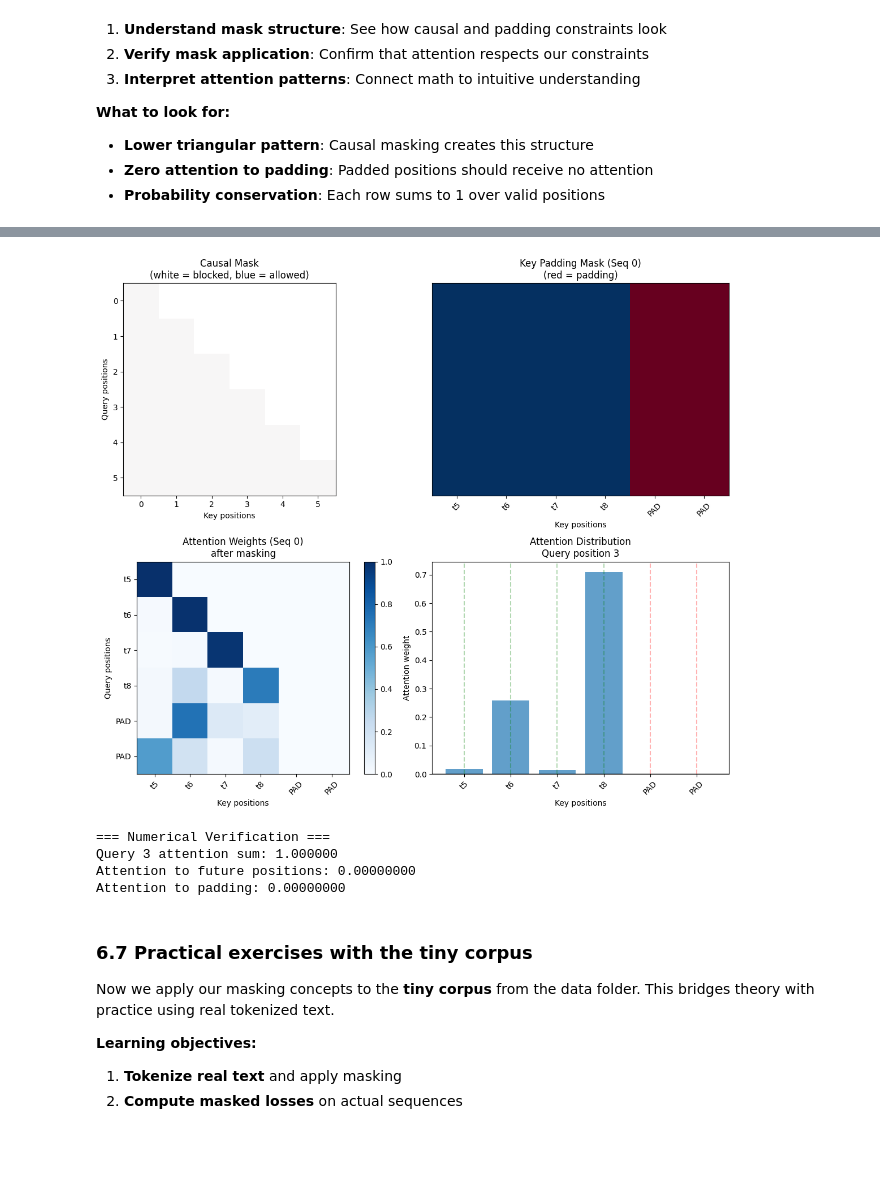
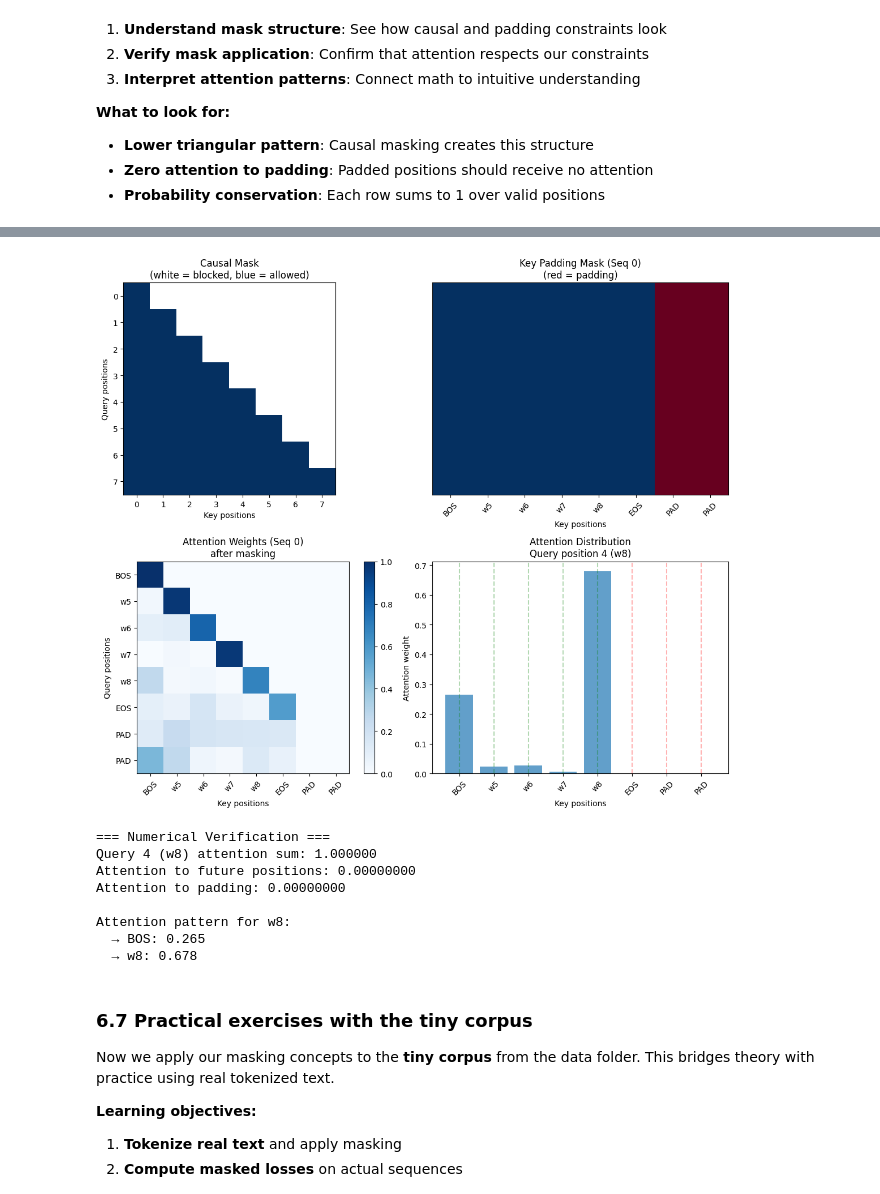
Before and after one commit to notGiGi/On-LLM, a Jupyter notebook: notebooks/block1/Block 1 Introduction.ipynb, the cells around one changed output, grey strips where cells are left out. Cells and saved outputs as stored; diff of their text form; code cells hidden in the pictures; blank space fills up the shorter version.

```diff
--- a/notebooks/block1/Block 1 Introduction.ipynb
+++ b/notebooks/block1/Block 1 Introduction.ipynb
@@ -1005,12 +1036,12 @@ Batch tokens content:
 # %%
-def visualize_attention_fundamentals(attention_weights, batch_tokens, causal_mask, key_padding_mask, pad_id):
+def visualize_attention_fundamentals(attention_weights, batch, causal_mask, key_padding_mask, pad_id):
     """
     Create fundamental visualizations for understanding attention masking.
     """
     fig, axes = plt.subplots(2, 2, figsize=(12, 10))
 
     # Plot 1: Causal mask structure
-    axes[0,0].imshow(causal_mask.numpy(), cmap='RdBu_r', vmin=-1, vmax=1)
+    axes[0,0].imshow(causal_mask.numpy(), cmap='RdBu_r', vmin=0, vmax=1)
     axes[0,0].set_title('Causal Mask\n(white = blocked, blue = allowed)')
     axes[0,0].set_xlabel('Key positions')
     axes[0,0].set_ylabel('Query positions')
@@ -1022,18 +1053,18 @@ def visualize_attention_fundamentals(attention_weights, batch_tokens, causal_mas
     axes[0,1].set_xlabel('Key positions')
     axes[0,1].set_yticks([])
 
-    # Add token labels (using the defined constants)
-    tokens = batch_tokens[0].numpy()
+    # Add token labels - ahora que sí tenemos BOS/EOS
+    tokens = batch[0].numpy()
     labels = []
     for token_id in tokens:
-        if token_id == pad_id:
+        if token_id == PAD_ID:
             labels.append('PAD')
         elif token_id == BOS_ID:
             labels.append('BOS')
         elif token_id == EOS_ID:
             labels.append('EOS')
         else:
-            labels.append(f't{token_id}')
+            labels.append(f'w{token_id}')  # 'w' for word token
 
     axes[0,1].set_xticks(range(len(labels)))
     axes[0,1].set_xticklabels(labels, rotation=45)
@@ -1049,45 +1080,54 @@ def visualize_attention_fundamentals(attention_weights, batch_tokens, causal_mas
     axes[1,0].set_yticks(range(len(labels)))
     axes[1,0].set_yticklabels(labels)
     plt.colorbar(im3, ax=axes[1,0], fraction=0.046)
 
     # Plot 4: Attention distribution for a specific query
-    query_idx = 3  # Look at query position 3
+    query_idx = 4  # Look at EOS position (more interesting than arbitrary position)
 
-    # Use L from the global scope or get it from the tensor shape
-    L = batch_tokens.shape[1]  # Define L locally if needed
+    L = batch.shape[1]
     valid_keys = ~key_padding_mask[0] & (torch.arange(L) <= query_idx)
 
     axes[1,1].bar(range(L), attention_weights[0, query_idx].numpy(), alpha=0.7)
     axes[1,1].axhline(y=0, color='black', linestyle='-', alpha=0.3)
 
     # Highlight valid vs invalid positions
     for i, (is_valid, label) in enumerate(zip(valid_keys, labels)):
         color = 'green' if is_valid else 'red'
         axes[1,1].axvline(x=i, color=color, alpha=0.3, linestyle='--')
 
-    axes[1,1].set_title(f'Attention Distribution\nQuery position {query_idx}')
+    axes[1,1].set_title(f'Attention Distribution\nQuery position {query_idx} ({labels[query_idx]})')
     axes[1,1].set_xlabel('Key positions')
     axes[1,1].set_ylabel('Attention weight')
     axes[1,1].set_xticks(range(len(labels)))
     axes[1,1].set_xticklabels(labels, rotation=45)
 
     plt.tight_layout()
     plt.show()
 
     # Print numerical verification
     print("=== Numerical Verification ===")
-    print(f"Query {query_idx} attention sum: {attention_weights[0, query_idx, valid_keys].sum():.6f}")
+    print(f"Query {query_idx} ({labels[query_idx]}) attention sum: {attention_weights[0, query_idx, valid_keys].sum():.6f}")
     print(f"Attention to future positions: {attention_weights[0, query_idx, query_idx+1:].sum():.8f}")
     print(f"Attention to padding: {attention_weights[0, query_idx, key_padding_mask[0]].sum():.8f}")
 
-# Create the visualization
-visualize_attention_fundamentals(attn_weights, batch, causal_mask, key_padding_mask, PAD_ID)
+    # Show what each position attends to most
+    print(f"\nAttention pattern for {labels[query_idx]}:")
+    for i, (attn_val, label) in enumerate(zip(attention_weights[0, query_idx], labels)):
+        if valid_keys[i] and attn_val > 0.1:  # Only show significant attention
+            print(f"  → {label}: {attn_val:.3f}")
+
+# Create the visualization with realistic batch
+visualize_attention_fundamentals(attn_weights, realistic_batch, causal_mask, key_padding_mask, PAD_ID)
 # %% [output]
-[figure, old version]
+[figure, new version]
 === Numerical Verification ===
-Query 3 attention sum: 1.000000
+Query 4 (w8) attention sum: 1.000000
 Attention to future positions: 0.00000000
 Attention to padding: 0.00000000
+
+Attention pattern for w8:
+  → BOS: 0.265
+  → w8: 0.678
 # %% [markdown]
 ### 6.7 Practical exercises with the tiny corpus
 
```
Also changed, not shown: parts of 1 cell of this notebook.
